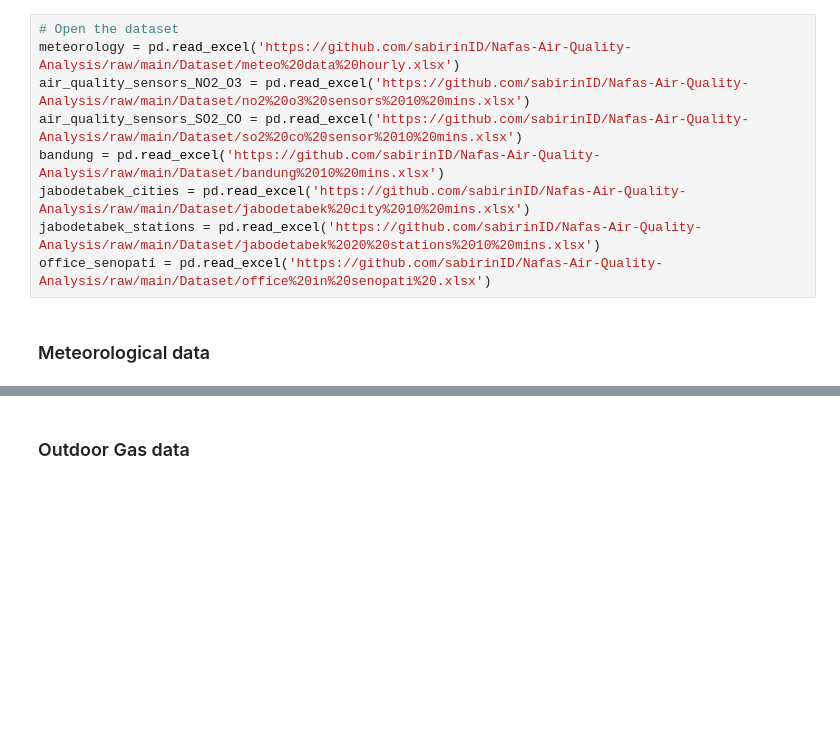
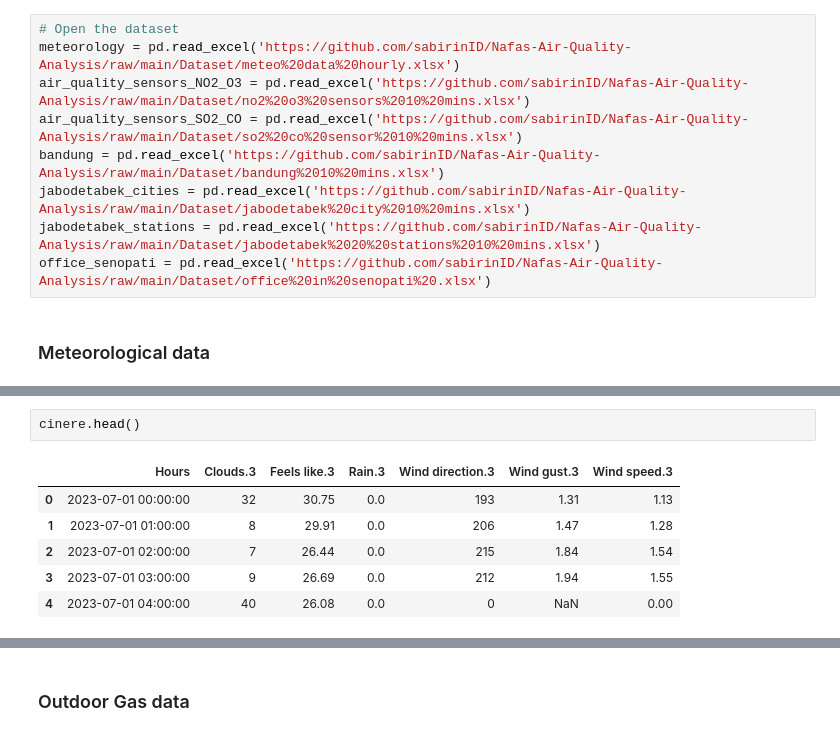
Before and after one commit to sabirinID/Nafas-Air-Quality, a Jupyter notebook: Docs/1-Exploratory-Data-Analysis.ipynb, the cells around one changed output, grey strips where cells are left out. Saved outputs shown, nothing was run; the diff lists cells and outputs as text; blank space fills up the shorter version.

```diff
--- a/Docs/1-Exploratory-Data-Analysis.ipynb
+++ b/Docs/1-Exploratory-Data-Analysis.ipynb
@@ -80,0 +131,9 @@ bekasi_selatan.head()
+# %%
+cinere.head()
+# %% [output]
+|  | Hours | Clouds.3 | Feels like.3 | Rain.3 | Wind direction.3 | Wind gust.3 | Wind speed.3 |
+| 0 | 2023-07-01 00:00:00 | 32 | 30.75 | 0.0 | 193 | 1.31 | 1.13 |
+| 1 | 2023-07-01 01:00:00 | 8 | 29.91 | 0.0 | 206 | 1.47 | 1.28 |
+| 2 | 2023-07-01 02:00:00 | 7 | 26.44 | 0.0 | 215 | 1.84 | 1.54 |
+| 3 | 2023-07-01 03:00:00 | 9 | 26.69 | 0.0 | 212 | 1.94 | 1.55 |
+| 4 | 2023-07-01 04:00:00 | 40 | 26.08 | 0.0 | 0 | NaN | 0.00 |
```
Also changed, not shown: parts of 11 cells of this notebook.
